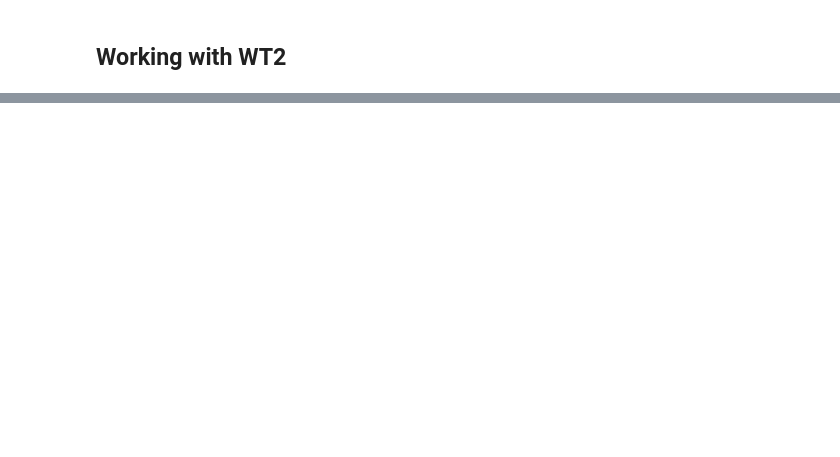
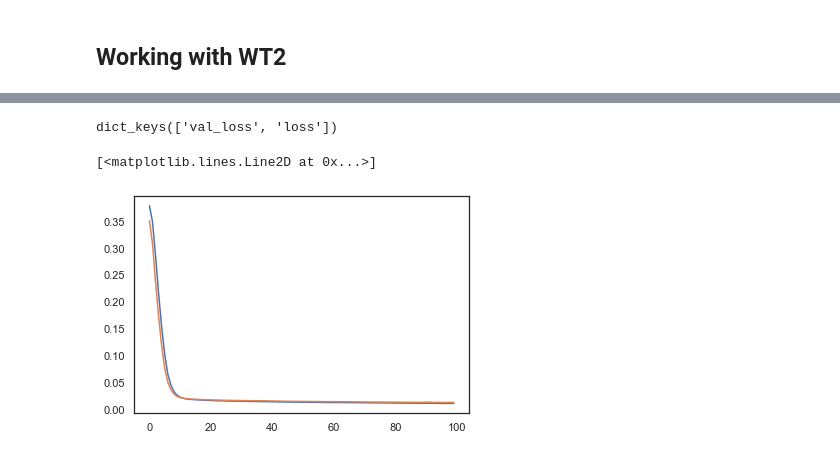
Before and after one commit to StianIsmar/master-thesis, a Jupyter notebook: src/models/Stian_Autodecoder.ipynb, the cells around one changed output, grey strips where cells are left out. Drawn from its saved outputs; the diff is of its cells as text; code cells hidden in the pictures; blank space fills up the shorter version.

Commit message:
Autoencoder up and running

```diff
--- a/src/models/Stian_Autodecoder.ipynb
+++ b/src/models/Stian_Autodecoder.ipynb
@@ -58,5 +97,11 @@ data4.describe()
 # %% [markdown]
 ## Working with WT2
+# %%
+from sklearn.preprocessing import StandardScaler, MinMaxScaler
+scaler = MinMaxScaler()
+scaled_data2 = scaler.fit_transform(data2)
+df_2_scaled = pd.DataFrame(scaled_data2,columns = data2.columns)
+df_2_scaled.shape
 # %%
 def train_test_split(df, percentage):
     split_index = int(np.floor(df.shape[0]) * percentage)
@@ -68,0 +138,33 @@ train.head
+# %%
+from keras.models import Model, load_model
+from keras.layers import Input, Dense, Dropout
+from keras.callbacks import ModelCheckpoint, TensorBoard
+from keras import regularizers
+from keras.callbacks import TensorBoard
+
+
+input_dim = X_train.shape[1]
+encoding_dim = 8 # First layer
+hidden_dim = int(encoding_dim/2) # Hidden layer
+nb_epoch = 100
+batch_size = 10
+learning_rate = 0.1
+
+input_layer = Input(shape=(input_dim, ))
+
+encoder = Dense(encoding_dim, activation="tanh", activity_regularizer=regularizers.l1(10e-5))(input_layer)
+encoder = Dense(hidden_dim, activation="relu")(encoder)
+
+decoder = Dense(hidden_dim,activation='relu')(encoder)
+decoder = Dense(encoding_dim, activation='relu')(encoder)
+decoder = Dense(input_dim, activation="tanh")(decoder)
+
+autoencoder = Model(inputs=input_layer, outputs=decoder)
+
+autoencoder.compile(optimizer = 'adam',loss="mean_squared_error")
+# %%
+history = autoencoder.fit(X_train, X_train,
+                    batch_size=batch_size,
+                    epochs=nb_epoch,
+                    shuffle=True,
+                    validation_data=(X_test, X_test))
@@ -68,0 +189,9 @@ train.head
+# %%
+import matplotlib.pyplot as plt
+print(history.history.keys())
+plt.plot(history.history['loss'])
+plt.plot(history.history['val_loss'])
+# %% [output]
+dict_keys(['val_loss', 'loss'])
+[<matplotlib.lines.Line2D at 0x...>]
+[figure, added]
```
Also changed, not shown: parts of 9 cells of this notebook, 5 other files.
